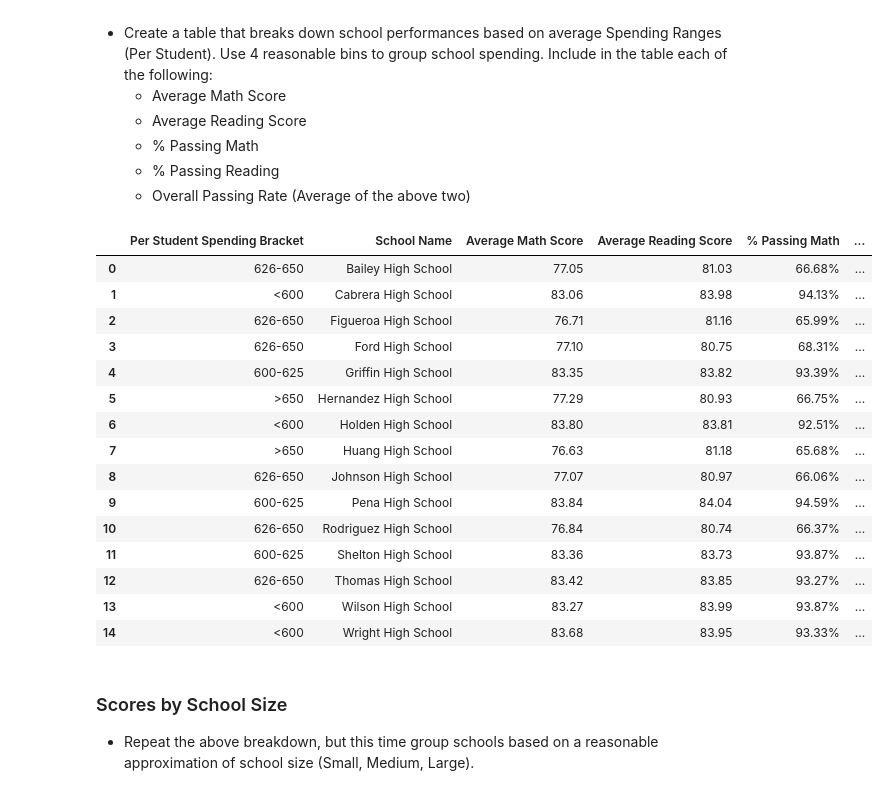
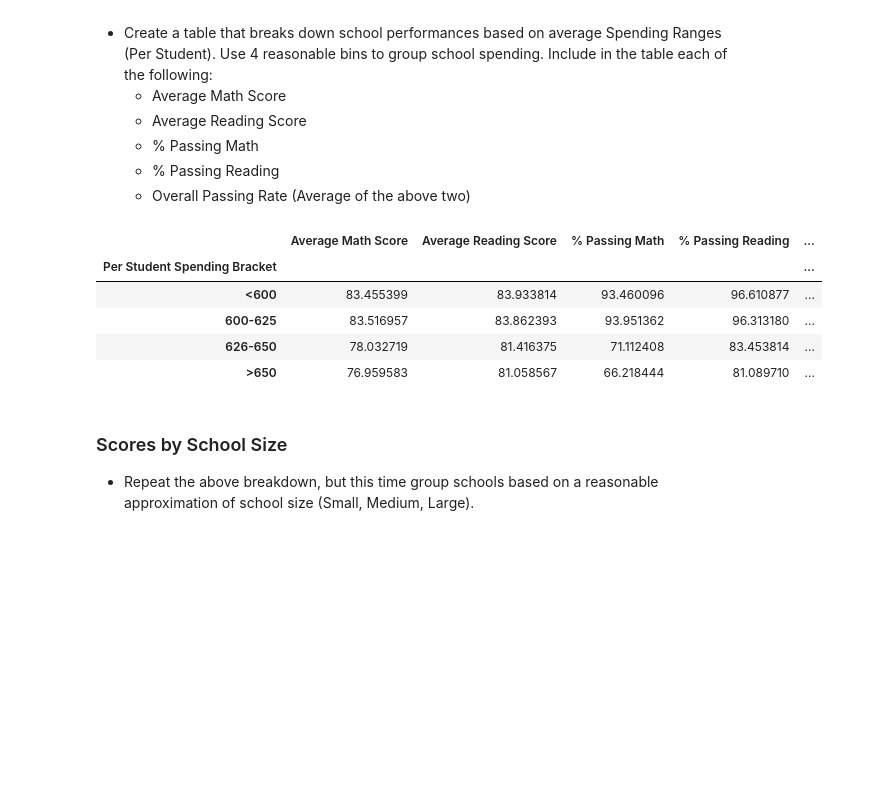
Before and after one commit to ShahzadNaseer/PandasHW4, a Jupyter notebook: PyCitySchoolHW4.ipynb, the cells around one changed output. Cells and saved outputs as stored; diff of their text form; code cells hidden in the pictures; blank space fills up the shorter version.

```diff
--- a/PyCitySchoolHW4.ipynb
+++ b/PyCitySchoolHW4.ipynb
@@ -286,36 +304,26 @@ bins = [575, 599, 625, 650, 675]
 bin_names = ["<600", "600-625", "626-650", ">650"]
 
 student_spending_bin_df = school_student_calc_df
-student_spending_bin_df = student_spending_bin_df.assign(spending_bracket = pd.cut(school_student_calc_df["per_student_budget"], bins, labels=bin_names))
+student_spending_bin_df = student_spending_bin_df.assign(spending_bracket = pd.cut(student_spending_bin_df["per_student_budget"], bins, labels=bin_names))
+student_spending_bin_df = student_spending_bin_df[["spending_bracket", "math_average", "reading_average", "math_pass_percent", "reading_pass_percent", "overall_passing_rate"]]
+student_spending_bin_df = student_spending_bin_df.groupby(["spending_bracket"]).mean().reset_index()
 # %%
 # Creating a summary DataFrame using values calculated in student_spending_bin_df
 school_spending_df = pd.DataFrame({"Per Student Spending Bracket": student_spending_bin_df["spending_bracket"],
-                                   "School Name":  student_spending_bin_df["school_name"],
-                                   "Average Math Score": list(map('{:.2f}'.format,student_spending_bin_df["math_average"])),
-                                   "Average Reading Score": list(map('{:.2f}'.format,student_spending_bin_df["reading_average"])),
-                                   "% Passing Math":  list(map('{:.2f}%'.format,student_spending_bin_df["math_pass_percent"])),
-                                   "% Passing Reading":  list(map('{:.2f}%'.format,student_spending_bin_df["reading_pass_percent"])),
-                                   "% Overall Passing Rate": list(map('{:.2f}%'.format,student_spending_bin_df["overall_passing_rate"]))
-
-                                  })
+                                   "Average Math Score": student_spending_bin_df["math_average"],
+                                   "Average Reading Score": student_spending_bin_df["reading_average"],
+                                   "% Passing Math":  student_spending_bin_df["math_pass_percent"],
+                                   "% Passing Reading":  student_spending_bin_df["reading_pass_percent"],
+                                   "% Overall Passing Rate": student_spending_bin_df["overall_passing_rate"]
+                                  }).set_index("Per Student Spending Bracket")
 school_spending_df
 # %% [output]
-|  | Per Student Spending Bracket | School Name | Average Math Score | Average Reading Score | % Passing Math | ... |
-| 0 | 626-650 | Bailey High School | 77.05 | 81.03 | 66.68% | ... |
-| 1 | <600 | Cabrera High School | 83.06 | 83.98 | 94.13% | ... |
-| 2 | 626-650 | Figueroa High School | 76.71 | 81.16 | 65.99% | ... |
-| 3 | 626-650 | Ford High School | 77.10 | 80.75 | 68.31% | ... |
-| 4 | 600-625 | Griffin High School | 83.35 | 83.82 | 93.39% | ... |
-| 5 | >650 | Hernandez High School | 77.29 | 80.93 | 66.75% | ... |
-| 6 | <600 | Holden High School | 83.80 | 83.81 | 92.51% | ... |
-| 7 | >650 | Huang High School | 76.63 | 81.18 | 65.68% | ... |
-| 8 | 626-650 | Johnson High School | 77.07 | 80.97 | 66.06% | ... |
-| 9 | 600-625 | Pena High School | 83.84 | 84.04 | 94.59% | ... |
-| 10 | 626-650 | Rodriguez High School | 76.84 | 80.74 | 66.37% | ... |
-| 11 | 600-625 | Shelton High School | 83.36 | 83.73 | 93.87% | ... |
-| 12 | 626-650 | Thomas High School | 83.42 | 83.85 | 93.27% | ... |
-| 13 | <600 | Wilson High School | 83.27 | 83.99 | 93.87% | ... |
-| 14 | <600 | Wright High School | 83.68 | 83.95 | 93.33% | ... |
+|  | Average Math Score | Average Reading Score | % Passing Math | % Passing Reading | ... |
+| Per Student Spending Bracket |  |  |  |  | ... |
+| <600 | 83.455399 | 83.933814 | 93.460096 | 96.610877 | ... |
+| 600-625 | 83.516957 | 83.862393 | 93.951362 | 96.313180 | ... |
+| 626-650 | 78.032719 | 81.416375 | 71.112408 | 83.453814 | ... |
+| >650 | 76.959583 | 81.058567 | 66.218444 | 81.089710 | ... |
 # %% [markdown]
 ### Scores by School Size
 
```
Also changed, not shown: parts of 13 cells of this notebook.
